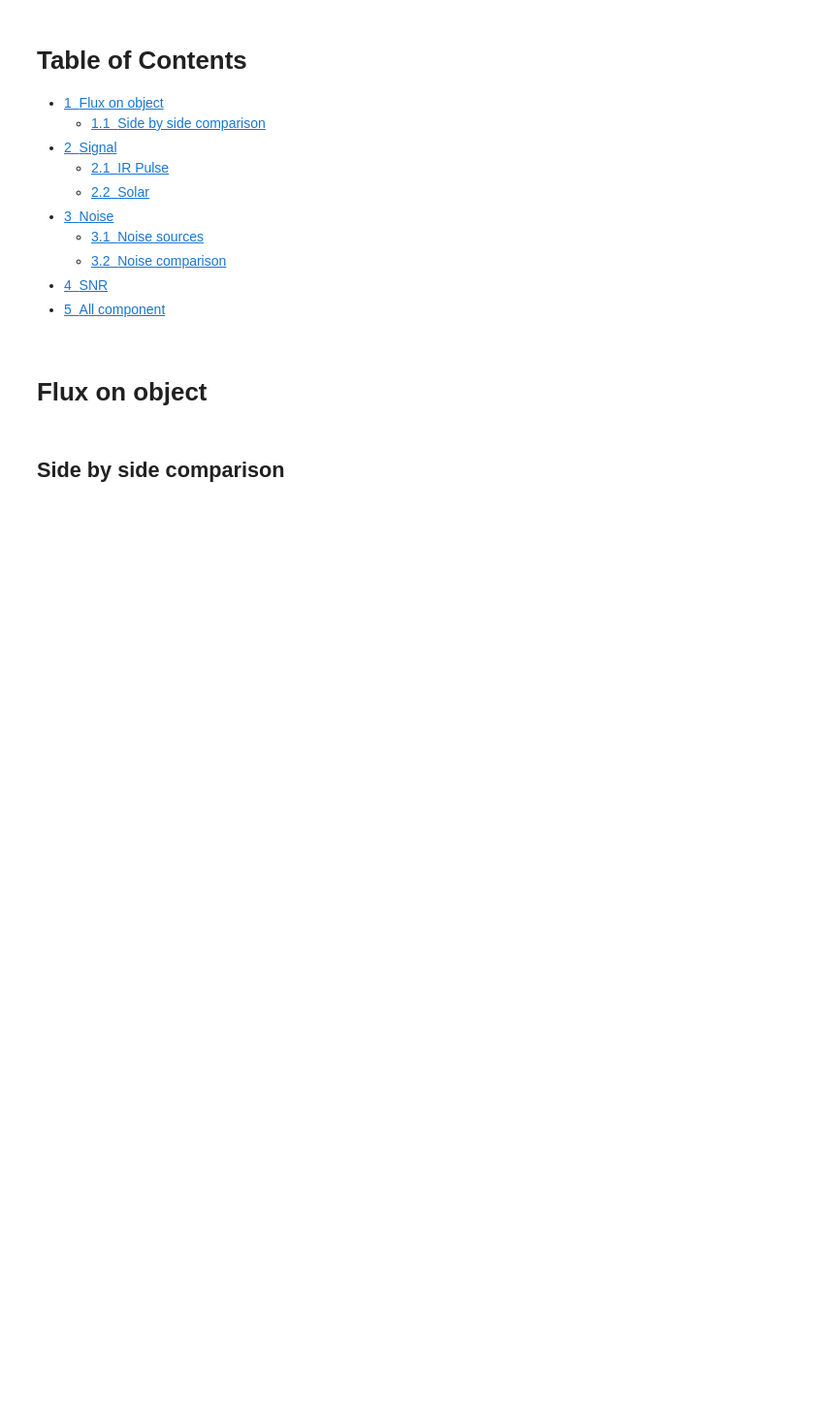
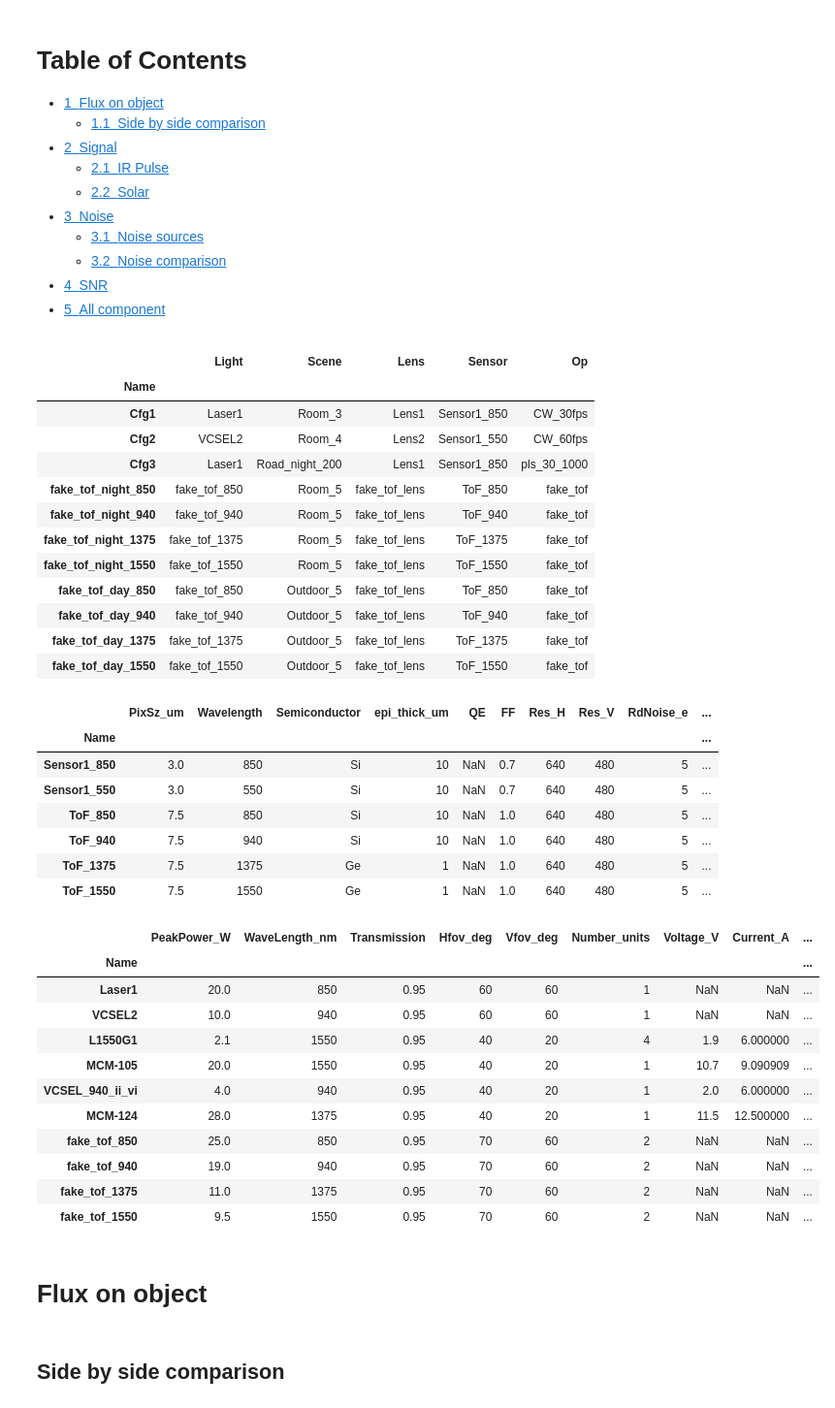
Before and after one commit to davidxcohen/imaging, a Jupyter notebook: examples/active_light_cw_photonics.ipynb, the cells around one changed output. Shown at 97% size. Saved outputs shown, nothing was run; the diff lists cells and outputs as text; code cells hidden in the pictures; blank space fills up the shorter version.

```diff
--- a/examples/active_light_cw_photonics.ipynb
+++ b/examples/active_light_cw_photonics.ipynb
@@ -13,6 +14,51 @@ init_notebook_mode(connected=True)  # for Jupyter Lab notebook
 CURRENT_DIR = os.path.dirname(os.getcwd())
 sys.path.append(os.path.dirname(CURRENT_DIR+'/func'))
 from func.photonic_func import Photonic
+# %%
+def overide_phototonic(photonic):
+    photonic.sensor_.loc['ToF_850','DkSig_e_s'] = 50000 # [e-/sec]
+    photonic.sensor_.loc['ToF_850', 'epi_thick_um'] = 9.5 # [um]
+    photonic.update_photonic()
+    return photonic
+
+photonic = Photonic()
+display(HTML(photonic.config_.to_html()))
+display(HTML(photonic.sensor_.to_html()))
+display(HTML(photonic.light_.to_html()))
+# %% [output]
+|  | Light | Scene | Lens | Sensor | Op |
+| Name |  |  |  |  |  |
+| Cfg1 | Laser1 | Room_3 | Lens1 | Sensor1_850 | CW_30fps |
+| Cfg2 | VCSEL2 | Room_4 | Lens2 | Sensor1_550 | CW_60fps |
+| Cfg3 | Laser1 | Road_night_200 | Lens1 | Sensor1_850 | pls_30_1000 |
+| fake_tof_night_850 | fake_tof_850 | Room_5 | fake_tof_lens | ToF_850 | fake_tof |
+| fake_tof_night_940 | fake_tof_940 | Room_5 | fake_tof_lens | ToF_940 | fake_tof |
+| fake_tof_night_1375 | fake_tof_1375 | Room_5 | fake_tof_lens | ToF_1375 | fake_tof |
+| fake_tof_night_1550 | fake_tof_1550 | Room_5 | fake_tof_lens | ToF_1550 | fake_tof |
+| fake_tof_day_850 | fake_tof_850 | Outdoor_5 | fake_tof_lens | ToF_850 | fake_tof |
+| fake_tof_day_940 | fake_tof_940 | Outdoor_5 | fake_tof_lens | ToF_940 | fake_tof |
+| fake_tof_day_1375 | fake_tof_1375 | Outdoor_5 | fake_tof_lens | ToF_1375 | fake_tof |
+| fake_tof_day_1550 | fake_tof_1550 | Outdoor_5 | fake_tof_lens | ToF_1550 | fake_tof |
+|  | PixSz_um | Wavelength | Semiconductor | epi_thick_um | QE | FF | Res_H | Res_V | RdNoise_e | ... |
+| Name |  |  |  |  |  |  |  |  |  | ... |
+| Sensor1_850 | 3.0 | 850 | Si | 10 | NaN | 0.7 | 640 | 480 | 5 | ... |
+| Sensor1_550 | 3.0 | 550 | Si | 10 | NaN | 0.7 | 640 | 480 | 5 | ... |
+| ToF_850 | 7.5 | 850 | Si | 10 | NaN | 1.0 | 640 | 480 | 5 | ... |
+| ToF_940 | 7.5 | 940 | Si | 10 | NaN | 1.0 | 640 | 480 | 5 | ... |
+| ToF_1375 | 7.5 | 1375 | Ge | 1 | NaN | 1.0 | 640 | 480 | 5 | ... |
+| ToF_1550 | 7.5 | 1550 | Ge | 1 | NaN | 1.0 | 640 | 480 | 5 | ... |
+|  | PeakPower_W | WaveLength_nm | Transmission | Hfov_deg | Vfov_deg | Number_units | Voltage_V | Current_A | ... |
+| Name |  |  |  |  |  |  |  |  | ... |
+| Laser1 | 20.0 | 850 | 0.95 | 60 | 60 | 1 | NaN | NaN | ... |
+| VCSEL2 | 10.0 | 940 | 0.95 | 60 | 60 | 1 | NaN | NaN | ... |
+| L1550G1 | 2.1 | 1550 | 0.95 | 40 | 20 | 4 | 1.9 | 6.000000 | ... |
+| MCM-105 | 20.0 | 1550 | 0.95 | 40 | 20 | 1 | 10.7 | 9.090909 | ... |
+| VCSEL_940_ii_vi | 4.0 | 940 | 0.95 | 40 | 20 | 1 | 2.0 | 6.000000 | ... |
+| MCM-124 | 28.0 | 1375 | 0.95 | 40 | 20 | 1 | 11.5 | 12.500000 | ... |
+| fake_tof_850 | 25.0 | 850 | 0.95 | 70 | 60 | 2 | NaN | NaN | ... |
+| fake_tof_940 | 19.0 | 940 | 0.95 | 70 | 60 | 2 | NaN | NaN | ... |
+| fake_tof_1375 | 11.0 | 1375 | 0.95 | 70 | 60 | 2 | NaN | NaN | ... |
+| fake_tof_1550 | 9.5 | 1550 | 0.95 | 70 | 60 | 2 | NaN | NaN | ... |
 # %% [markdown]
 # Flux on object
 # %% [markdown]
```
Also changed, not shown: parts of 7 cells of this notebook, 2 other files.
